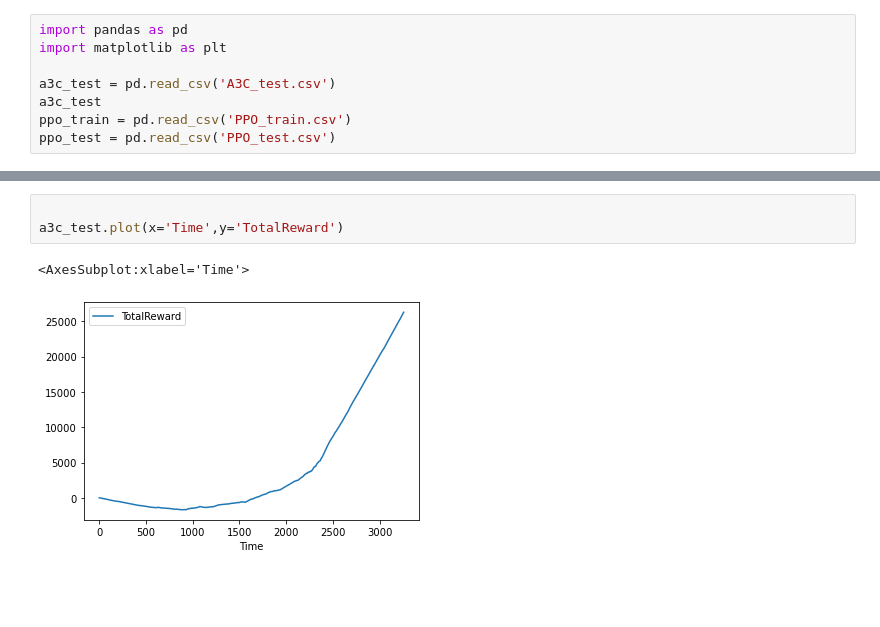
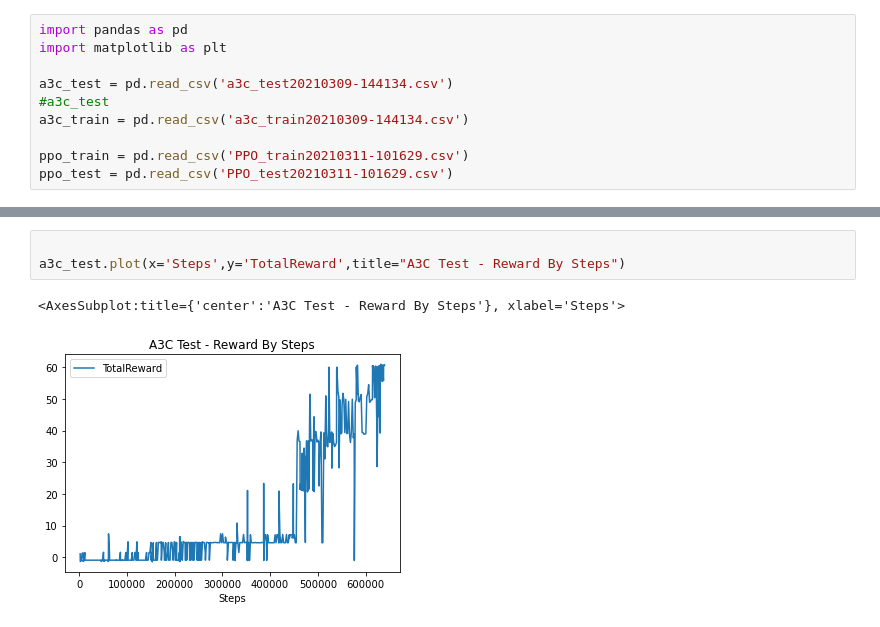
Before and after one commit to econnolly27/ReinforcementLearningNES, a Jupyter notebook: testing/graphs.ipynb, the cells around one changed output, grey strips where cells are left out. Saved outputs shown, nothing was run; the diff lists cells and outputs as text; blank space fills up the shorter version.

Commit message:
working on getting output from training

```diff
--- a/testing/graphs.ipynb
+++ b/testing/graphs.ipynb
@@ -2,7 +2,9 @@
 import pandas as pd
 import matplotlib as plt
 
-a3c_test = pd.read_csv('A3C_test.csv')
-a3c_test
-ppo_train = pd.read_csv('PPO_train.csv')
-ppo_test = pd.read_csv('PPO_test.csv')
+a3c_test = pd.read_csv('a3c_test20210309-144134.csv')
+#a3c_test
+a3c_train = pd.read_csv('a3c_train20210309-144134.csv')
+
+ppo_train = pd.read_csv('PPO_train20210311-101629.csv')
+ppo_test = pd.read_csv('PPO_test20210311-101629.csv')
@@ -9,6 +16,6 @@ ppo_test = pd.read_csv('PPO_test.csv')
 # %%
 
-a3c_test.plot(x='Time',y='TotalReward')
+a3c_test.plot(x='Steps',y='TotalReward',title="A3C Test - Reward By Steps")
 # %% [output]
-<AxesSubplot:xlabel='Time'>
+<AxesSubplot:title={'center':'A3C Test - Reward By Steps'}, xlabel='Steps'>
-[figure, old version]
+[figure, new version]
```
Also changed, not shown: parts of 4 cells of this notebook, 7 other files.
